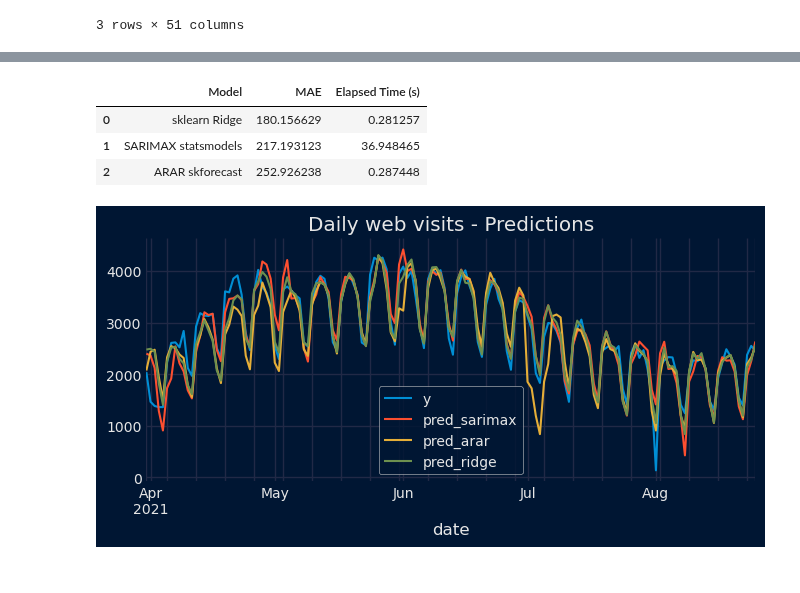
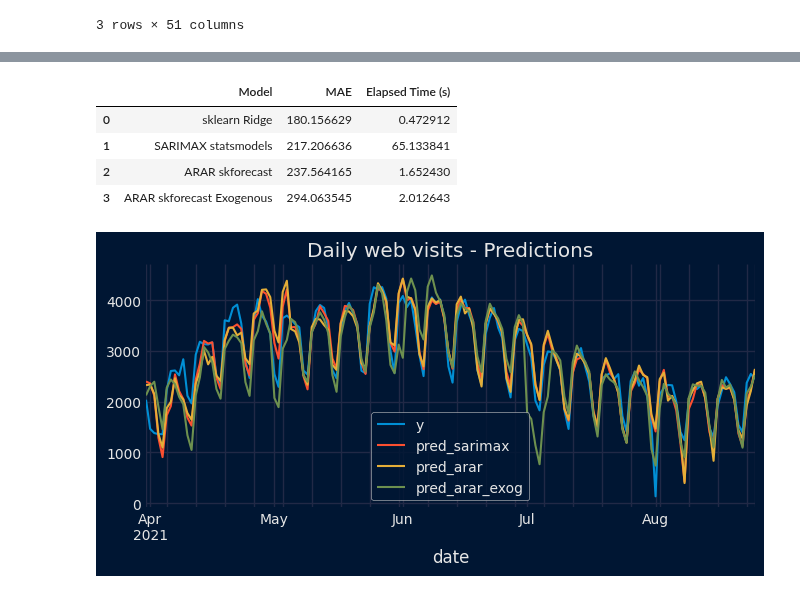
Before and after one commit to skforecast/skforecast, a Jupyter notebook: dev/benchmark-statistical-models.ipynb, the cells around one changed output, grey strips where cells are left out. Saved outputs shown, nothing was run; the diff lists cells and outputs as text; code cells hidden in the pictures.

```diff
--- a/dev/benchmark-statistical-models.ipynb
+++ b/dev/benchmark-statistical-models.ipynb
@@ -286,5 +313,5 @@ Test dates       : 2021-03-31 00:00:00 --- 2021-08-25 00:00:00  (n=148)
 # %%
-# Backtesting ForecasterStats with ARAR skforecast
+# Backtesting ForecasterStats with ARAR skforecast no exog
 # ==============================================================================
 cv = TimeSeriesFold(
         steps              = 7,
@@ -293,19 +320,42 @@ cv = TimeSeriesFold(
         fixed_train_size   = False,
       )
 forecaster = ForecasterStats(
-                 estimator=Arar(max_ar_depth=10, max_lag=10)
+                 estimator=Arar(max_ar_depth=24, max_lag=24)
              )
 
 start = timeit.default_timer()
 metric_arar, pred_arar = backtesting_stats(
     forecaster = forecaster,
     y          = data['users'],
-    exog       = data[exog_features],
+    exog       = None,
     cv         = cv,
     metric     = 'mean_absolute_error'
 )
 stop = timeit.default_timer()
 elapsed_time_arar = stop - start
+# %%
+# Backtesting ForecasterStats with ARAR skforecast with exog
+# ==============================================================================
+cv = TimeSeriesFold(
+        steps              = 7,
+        initial_train_size = len(data.loc[:end_train]),
+        refit              = True,
+        fixed_train_size   = False,
+      )
+forecaster = ForecasterStats(
+                 estimator=Arar(max_ar_depth=24, max_lag=24)
+             )
+
+start = timeit.default_timer()
+metric_arar_exog, pred_arar_exog = backtesting_stats(
+    forecaster = forecaster,
+    y          = data['users'],
+    exog       = data[exog_features],
+    cv         = cv,
+    metric     = 'mean_absolute_error'
+)
+stop = timeit.default_timer()
+elapsed_time_arar_exog = stop - start
 # %%
 # Backtesting ForecasterStats with sklearn Ridge
 # ==============================================================================
@@ -364,18 +414,21 @@ results = pd.DataFrame(
     {
         "Model": [
             "ARAR skforecast",
+            "ARAR skforecast Exogenous",
             "sklearn Ridge",
             "SARIMAX statsmodels",
             # "SARIMAX statsmodels Exogenous",
         ],
         "MAE": [
             metric_arar.at[0, "mean_absolute_error"],
+            metric_arar_exog.at[0, "mean_absolute_error"],
             metric_ridge.at[0, "mean_absolute_error"],
             metric_sarimax.at[0, "mean_absolute_error"],
             # metric_sarimax_exog.at[0, "mean_absolute_error"],
         ],
         "Elapsed Time (s)": [
             elapsed_time_arar,
+            elapsed_time_arar_exog,
             elapsed_time_ridge,
             elapsed_time_sarimax,
             # elapsed_time_sarimax_exog,
@@ -386,18 +439,20 @@ results = results.sort_values(by="MAE").reset_index(drop=True)
 results
 # %% [output]
 |  | Model | MAE | Elapsed Time (s) |
-| 0 | sklearn Ridge | 180.156629 | 0.281257 |
-| 1 | SARIMAX statsmodels | 217.193123 | 36.948465 |
-| 2 | ARAR skforecast | 252.926238 | 0.287448 |
+| 0 | sklearn Ridge | 180.156629 | 0.472912 |
+| 1 | SARIMAX statsmodels | 217.206636 | 65.133841 |
+| 2 | ARAR skforecast | 237.564165 | 1.652430 |
+| 3 | ARAR skforecast Exogenous | 294.063545 | 2.012643 |
 # %%
 # Plot predictions
 # ==============================================================================
 fig, ax = plt.subplots(figsize=(7, 3))
 data['users'].loc[data_test.index].plot(ax=ax, label='y')
 pred_sarimax['pred'].plot(ax=ax, label='pred_sarimax')
 pred_arar['pred'].plot(ax=ax, label='pred_arar')
-predictions_ridge['pred'].plot(ax=ax, label='pred_ridge')
+pred_arar_exog['pred'].plot(ax=ax, label='pred_arar_exog')
+#predictions_ridge['pred'].plot(ax=ax, label='pred_ridge')
 ax.set_title('Daily web visits - Predictions')
 ax.legend();
 # %% [output]
-[figure, old version]
+[figure, new version]
```
Also changed, not shown: parts of 12 cells of this notebook, 2 other files.
